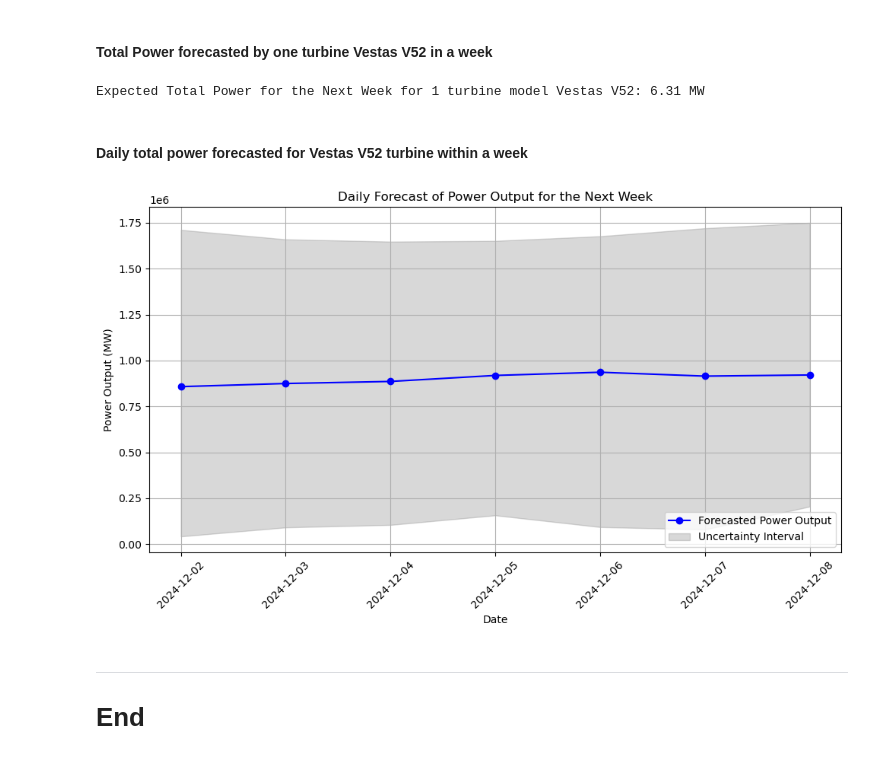
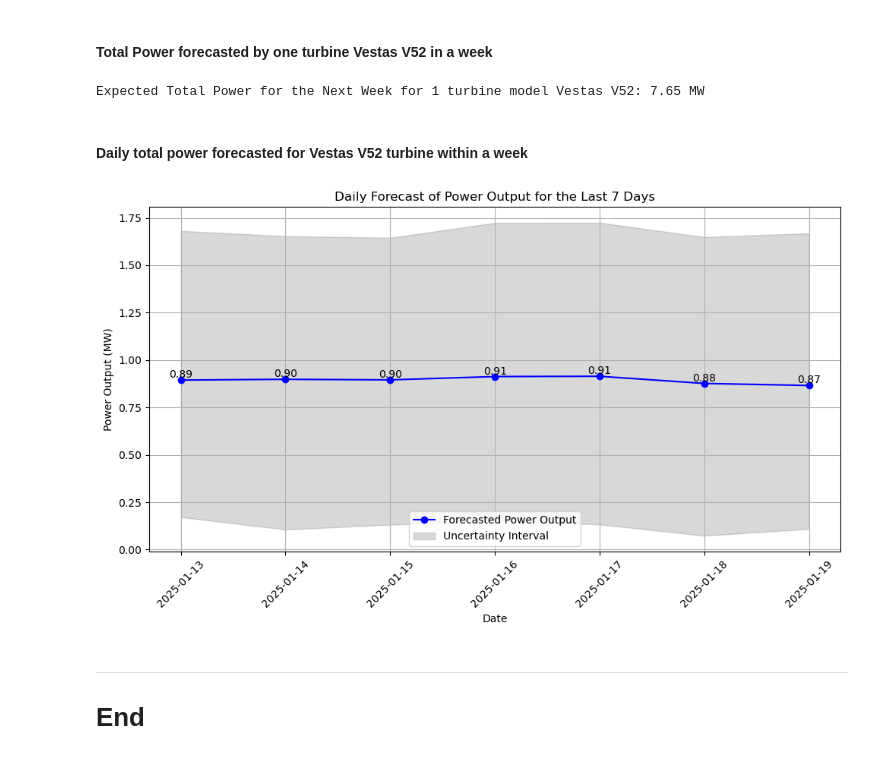
Before and after one commit to filipekojak88/PFDA, a Jupyter notebook: project/windspeed.ipynb, the cells around one changed output. Saved outputs shown, nothing was run; the diff lists cells and outputs as text; code cells hidden in the pictures.

Commit message:
Adjusted code in forecast to show next week data

```diff
--- a/project/windspeed.ipynb
+++ b/project/windspeed.ipynb
@@ -658,7 +646,7 @@ model_prophet = Prophet()
 model_prophet.fit(df_prophet)
 
 # Create a future dataframe for the next 7 days
-future_daily = model_prophet.make_future_dataframe(periods=7, freq='D')  # Daily
+future_daily = model_prophet.make_future_dataframe(periods=49, freq='D')  # Daily
 daily_predictions = model_prophet.predict(future_daily)
 
 # Extract relevant columns
@@ -669,37 +657,58 @@ forecast_next_week_daily = daily_predictions[['ds', 'yhat', 'yhat_lower', 'yhat_
 # %% [markdown]
 #### Total Power forecasted by one turbine Vestas V52 in a week
 # %%
-total_power_next_week = forecast_next_week_daily['yhat'].sum()
+total_power_next_week = forecast_arima_df['mean'].tail(7).sum()
 total_power_mw = total_power_next_week / 1e6  # Convert watts to megawatts
 print(f"\nExpected Total Power for the Next Week for 1 turbine model Vestas V52: {total_power_mw:.2f} MW")
 # %% [output]
-Expected Total Power for the Next Week for 1 turbine model Vestas V52: 6.31 MW
+Expected Total Power for the Next Week for 1 turbine model Vestas V52: 7.65 MW
 # %% [markdown]
 #### Daily total power forecasted for Vestas V52 turbine within a week
 # %%
 import matplotlib.pyplot as plt
 
-# Plot the forecast
+# Get the last 7 rows of the dataset
+forecast_last_7 = forecast_next_week_daily.tail(7)
+
+# Convert the forecasted power output from watts to megawatts
+forecast_last_7['yhat'] = forecast_last_7['yhat'] / 1e6
+forecast_last_7['yhat_lower'] = forecast_last_7['yhat_lower'] / 1e6
+forecast_last_7['yhat_upper'] = forecast_last_7['yhat_upper'] / 1e6
+
+# Plot the forecast for the last 7 days
 plt.figure(figsize=(10, 6))
-plt.plot(forecast_next_week_daily['ds'], forecast_next_week_daily['yhat'], label='Forecasted Power Output', marker='o', linestyle='-', color='blue')
+plt.plot(forecast_last_7['ds'], forecast_last_7['yhat'], label='Forecasted Power Output', marker='o', linestyle='-', color='blue')
 plt.fill_between(
-    forecast_next_week_daily['ds'],
-    forecast_next_week_daily['yhat_lower'],
-    forecast_next_week_daily['yhat_upper'],
+    forecast_last_7['ds'],
+    forecast_last_7['yhat_lower'],
+    forecast_last_7['yhat_upper'],
     color='gray',
     alpha=0.3,
     label='Uncertainty Interval'
 )
-plt.title('Daily Forecast of Power Output for the Next Week')
+
+# Add data labels for forecasted power output with a slight vertical offset
+for i, row in forecast_last_7.iterrows():
+    plt.text(
+        row['ds'], row['yhat'],
+        f"{row['yhat']:.2f}",
+        color='black',
+        ha='center',
+        va='bottom',  # Adjust vertical alignment to avoid overlap
+        verticalalignment='center',
+        fontsize=10
+    )
+
+plt.title('Daily Forecast of Power Output for the Last 7 Days')
 plt.xlabel('Date')
 plt.ylabel('Power Output (MW)')
 plt.xticks(rotation=45)
 plt.legend()
 plt.grid(True)
 plt.tight_layout()
 plt.show()
 # %% [output]
-[figure, old version]
+[figure, new version]
 # %% [markdown]
 ***
 # End
```
Also changed, not shown: parts of 10 cells of this notebook, 1 other file.
